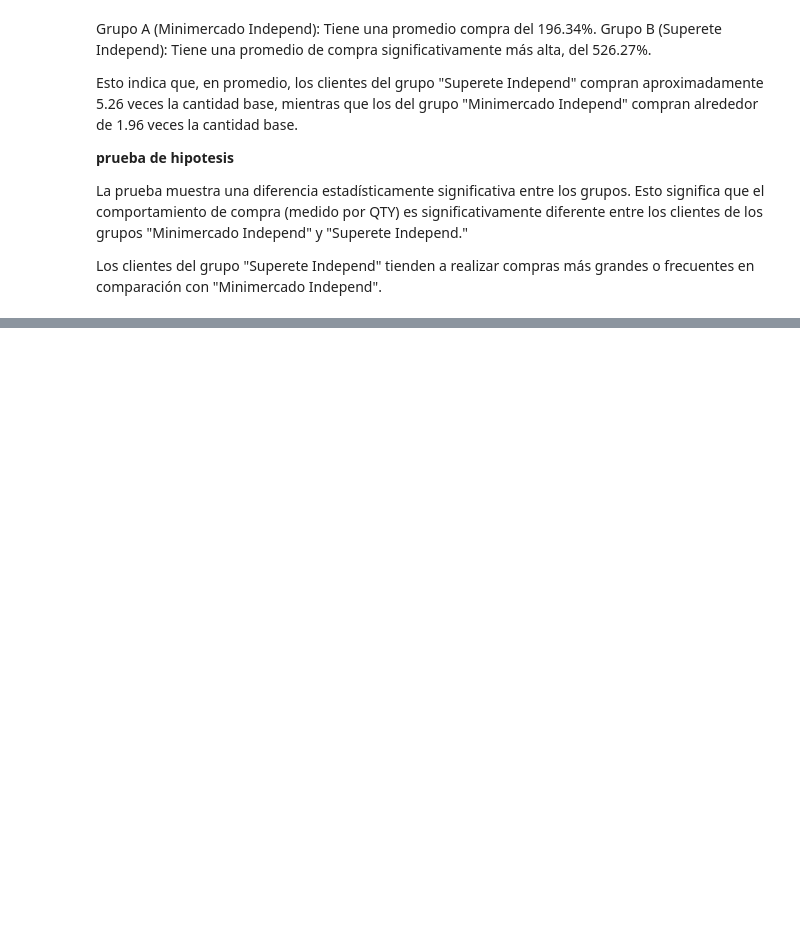
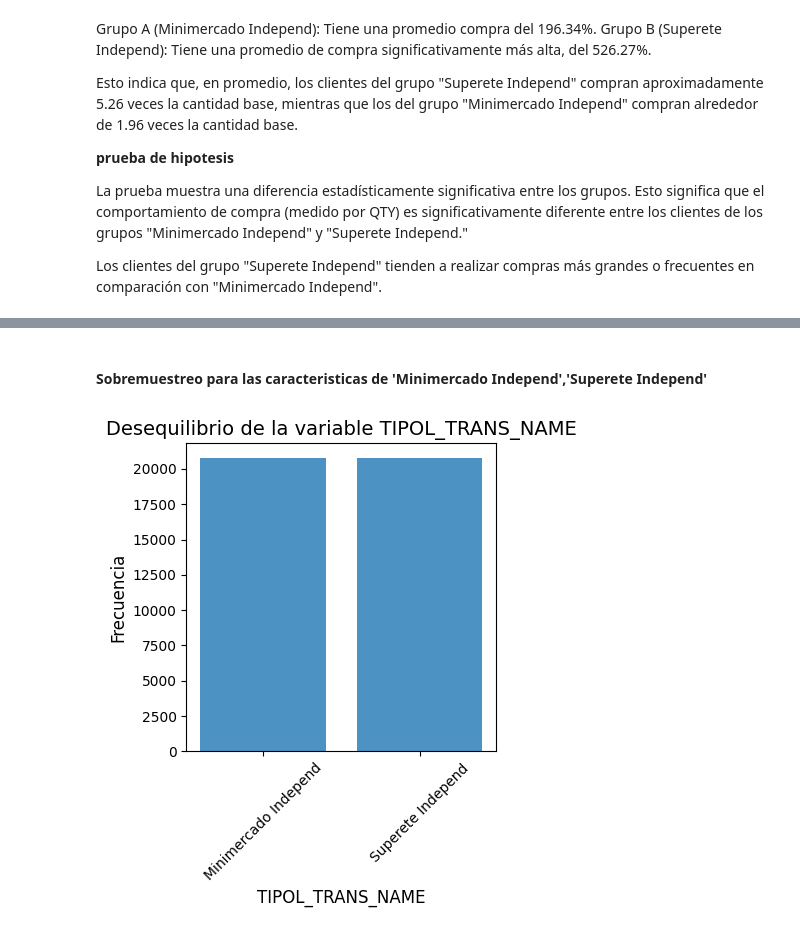
Before and after one commit to andres-eric/Analisis-de-datos-de-ventas-Nutresa, a Jupyter notebook: pruebas significativas.ipynb, the cells around one changed output, grey strips where cells are left out. Saved outputs shown, nothing was run; the diff lists cells and outputs as text; code cells hidden in the pictures; blank space fills up the shorter version.

```diff
--- a/pruebas significativas.ipynb
+++ b/pruebas significativas.ipynb
@@ -67,0 +94,8 @@ Los clientes del grupo "Superete Independ" tienden a realizar compras más grand
+# %% [markdown]
+#### Sobremuestreo para las caracteristicas de 'Minimercado Independ','Superete Independ'
+# %%
+df_balanceado=equilibrar_datos(df,'TIPOL_TRANS_NAME','Minimercado Independ','Superete Independ')
+# %%
+desequilibrio_datos(df_balanceado,'TIPOL_TRANS_NAME')
+# %% [output]
+[figure, added]
```
Also changed, not shown: parts of 6 cells of this notebook.
